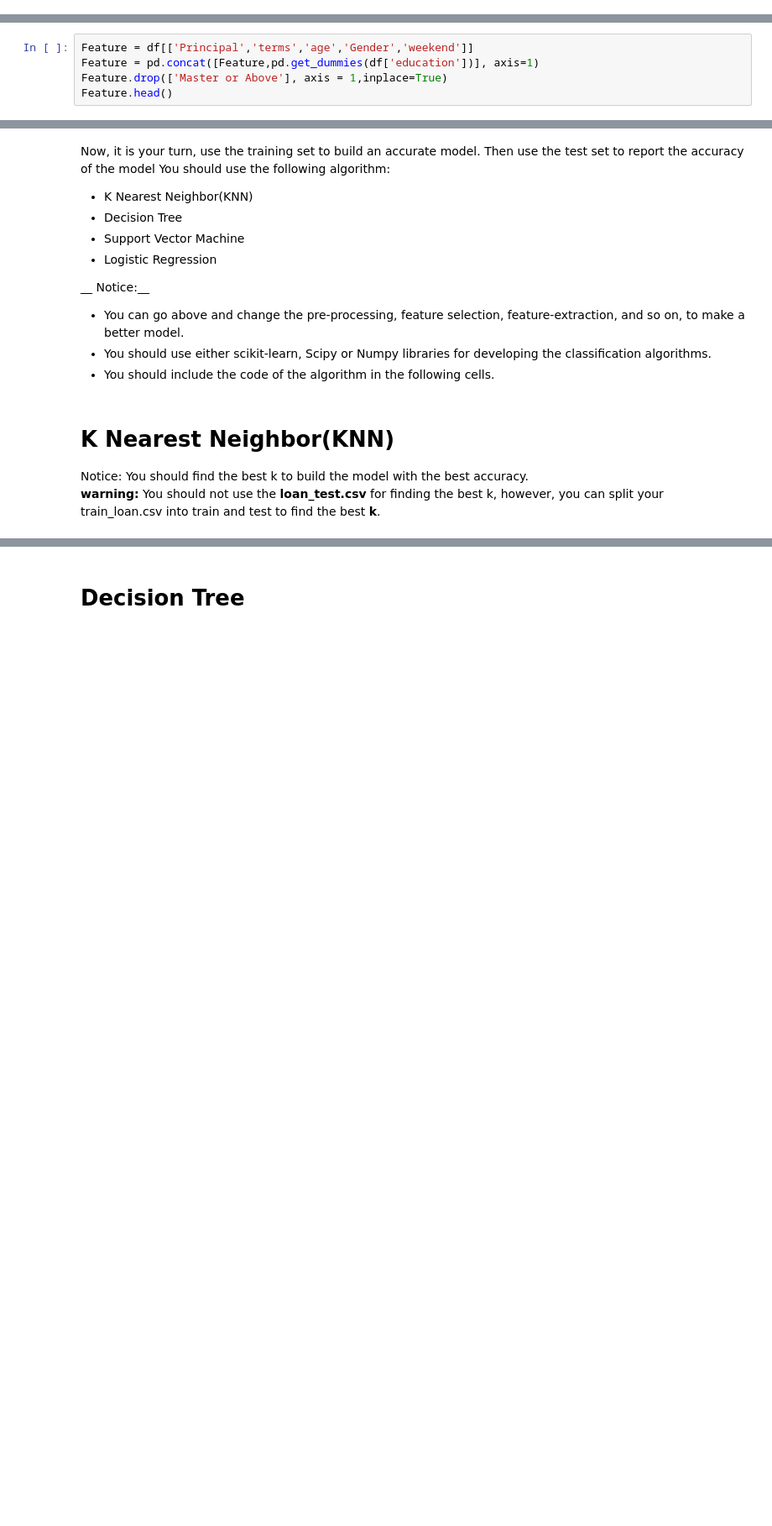
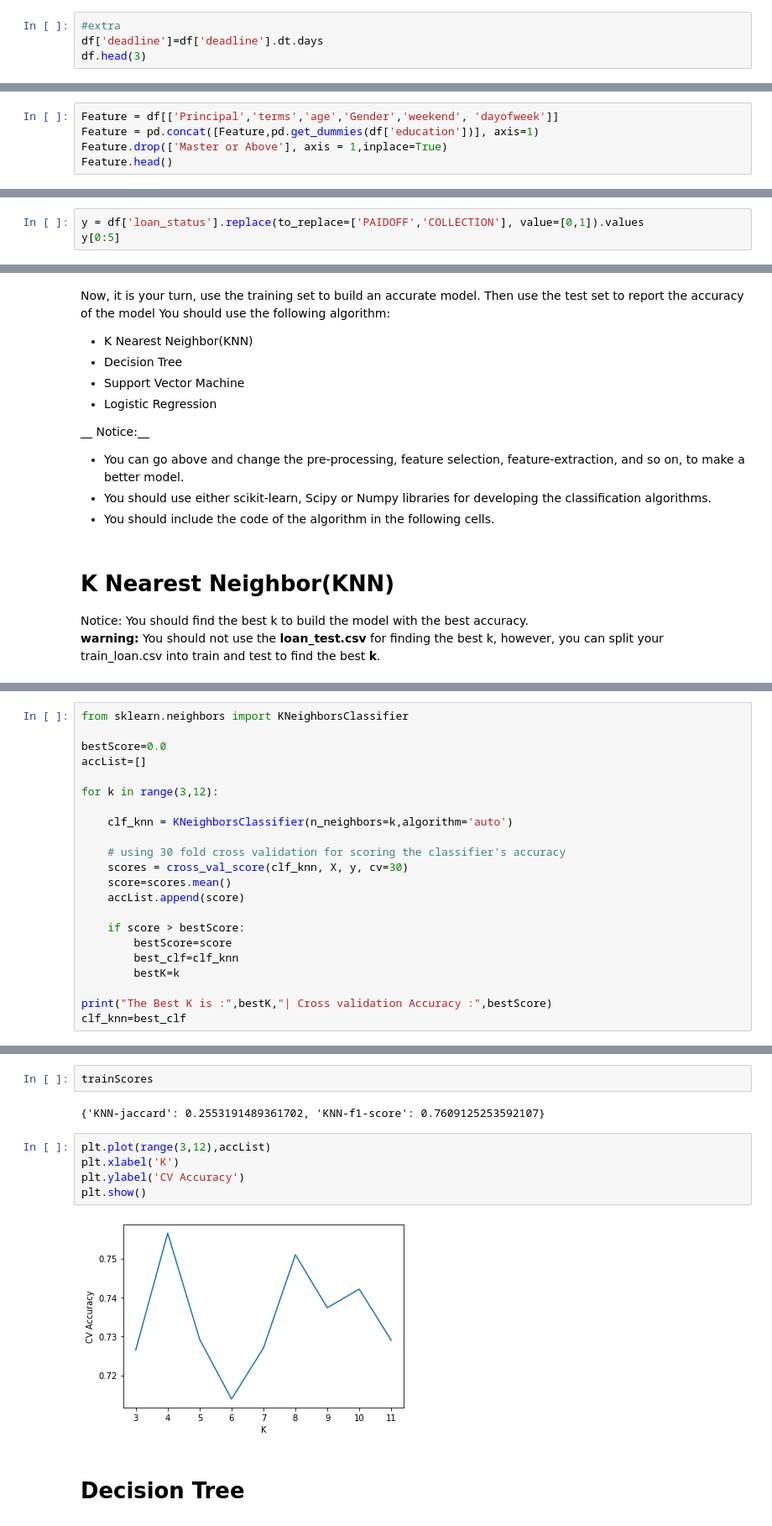
Before and after one commit to lakshya-1209/Coursera-ML-Project, a Jupyter notebook: Best Classifier Project Coursera.ipynb, the cells around one changed output, grey strips where cells are left out. Shown at 84% size. Cells and saved outputs as stored; diff of their text form; blank space fills up the shorter version.

```diff
--- a/Best Classifier Project Coursera.ipynb
+++ b/Best Classifier Project Coursera.ipynb
@@ -139,0 +205,4 @@ df.head()
+# %%
+#extra
+df['deadline']=df['deadline'].dt.days
+df.head(3)
@@ -150,7 +265,7 @@ df[['Principal','terms','age','Gender','education']].head()
 # %% [markdown]
 #### Use one hot encoding technique to conver categorical varables to binary variables and append them to the feature Data Frame
 # %%
-Feature = df[['Principal','terms','age','Gender','weekend']]
+Feature = df[['Principal','terms','age','Gender','weekend', 'dayofweek']]
 Feature = pd.concat([Feature,pd.get_dummies(df['education'])], axis=1)
 Feature.drop(['Master or Above'], axis = 1,inplace=True)
 Feature.head()
@@ -168,0 +305,3 @@ y[0:5]
+# %%
+y = df['loan_status'].replace(to_replace=['PAIDOFF','COLLECTION'], value=[0,1]).values
+y[0:5]
@@ -196,0 +365,22 @@ Notice: You should find the best k to build the model with the best accuracy.\
+# %%
+from sklearn.neighbors import KNeighborsClassifier
+
+bestScore=0.0
+accList=[]
+
+for k in range(3,12):
+
+    clf_knn = KNeighborsClassifier(n_neighbors=k,algorithm='auto')
+
+    # using 30 fold cross validation for scoring the classifier's accuracy
+    scores = cross_val_score(clf_knn, X, y, cv=30)
+    score=scores.mean()
+    accList.append(score)
+
+    if score > bestScore:
+        bestScore=score
+        best_clf=clf_knn
+        bestK=k
+
+print("The Best K is :",bestK,"| Cross validation Accuracy :",bestScore)
+clf_knn=best_clf
@@ -197,2 +395,13 @@ Notice: You should find the best k to build the model with the best accuracy.\
+# %%
+trainScores
+# %% [output]
+{'KNN-jaccard': 0.2553191489361702, 'KNN-f1-score': 0.7609125253592107}
+# %%
+plt.plot(range(3,12),accList)
+plt.xlabel('K')
+plt.ylabel('CV Accuracy')
+plt.show()
+# %% [output]
+[figure, added]
 # %% [markdown]
 # Decision Tree
```
Also changed, not shown: parts of 66 cells of this notebook.
